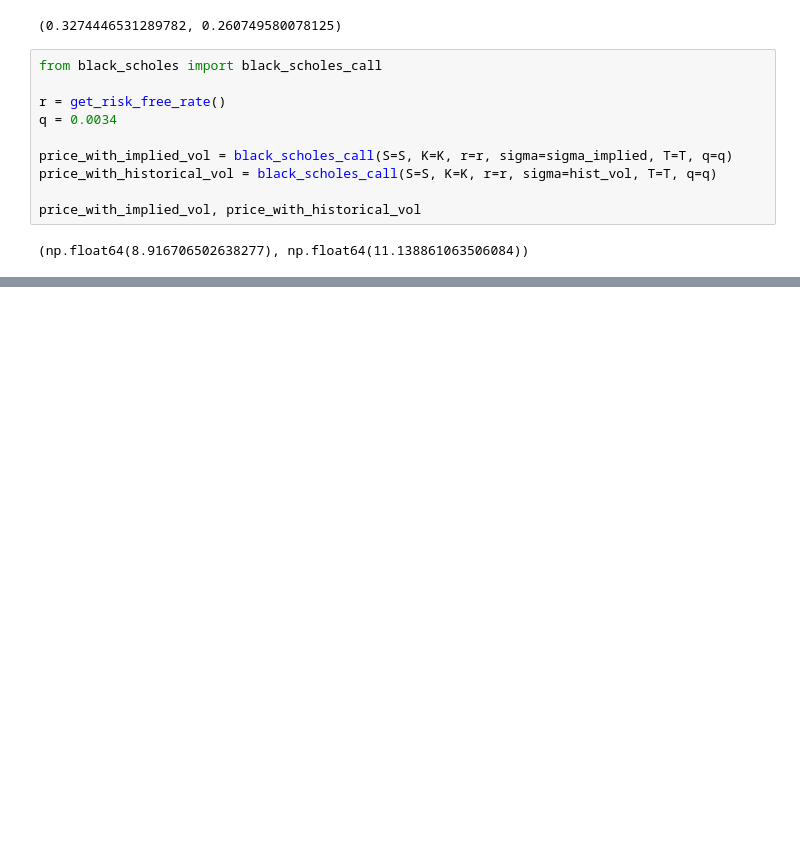
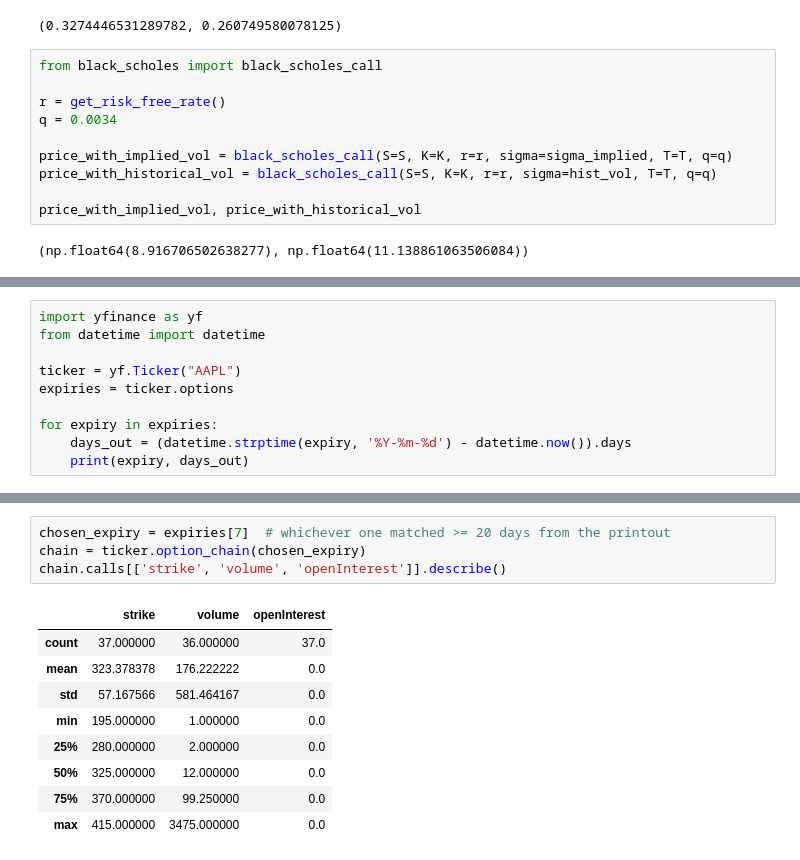
Before and after one commit to anshkumarjethani/Derivatives-Pricing-Engine, a Jupyter notebook: notebooks/exploration.ipynb, the cells around one changed output, grey strips where cells are left out. Cells and saved outputs as stored; diff of their text form; blank space fills up the shorter version.

```diff
--- a/notebooks/exploration.ipynb
+++ b/notebooks/exploration.ipynb
@@ -776,0 +785,10 @@ price_with_implied_vol, price_with_historical_vol
+# %%
+import yfinance as yf
+from datetime import datetime
+
+ticker = yf.Ticker("AAPL")
+expiries = ticker.options
+
+for expiry in expiries:
+    days_out = (datetime.strptime(expiry, '%Y-%m-%d') - datetime.now()).days
+    print(expiry, days_out)
@@ -776,0 +813,14 @@ price_with_implied_vol, price_with_historical_vol
+# %%
+chosen_expiry = expiries[7]  # whichever one matched >= 20 days from the printout
+chain = ticker.option_chain(chosen_expiry)
+chain.calls[['strike', 'volume', 'openInterest']].describe()
+# %% [output]
+|  | strike | volume | openInterest |
+| count | 37.000000 | 36.000000 | 37.0 |
+| mean | 323.378378 | 176.222222 | 0.0 |
+| std | 57.167566 | 581.464167 | 0.0 |
+| min | 195.000000 | 1.000000 | 0.0 |
+| 25% | 280.000000 | 2.000000 | 0.0 |
+| 50% | 325.000000 | 12.000000 | 0.0 |
+| 75% | 370.000000 | 99.250000 | 0.0 |
+| max | 415.000000 | 3475.000000 | 0.0 |
```
Also changed, not shown: parts of 30 cells of this notebook, 2 other files.
